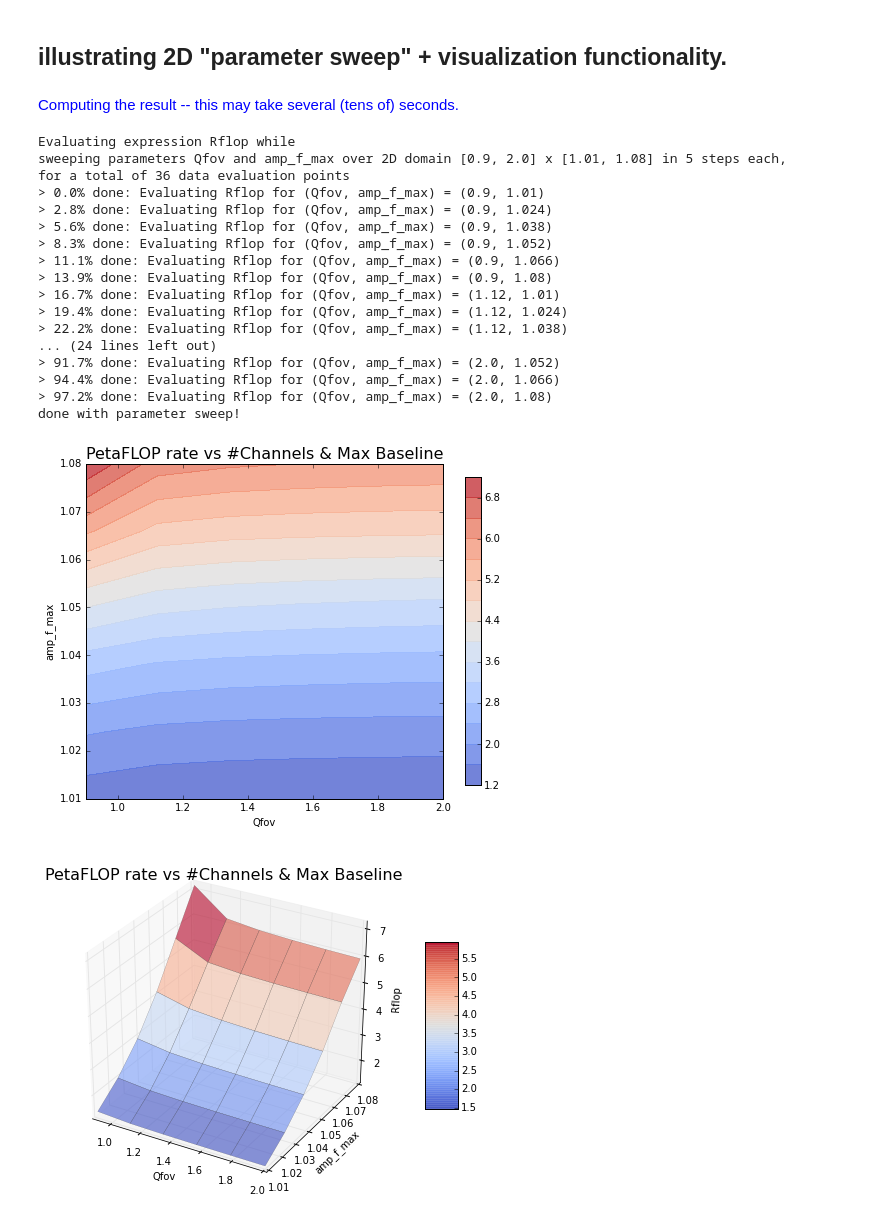
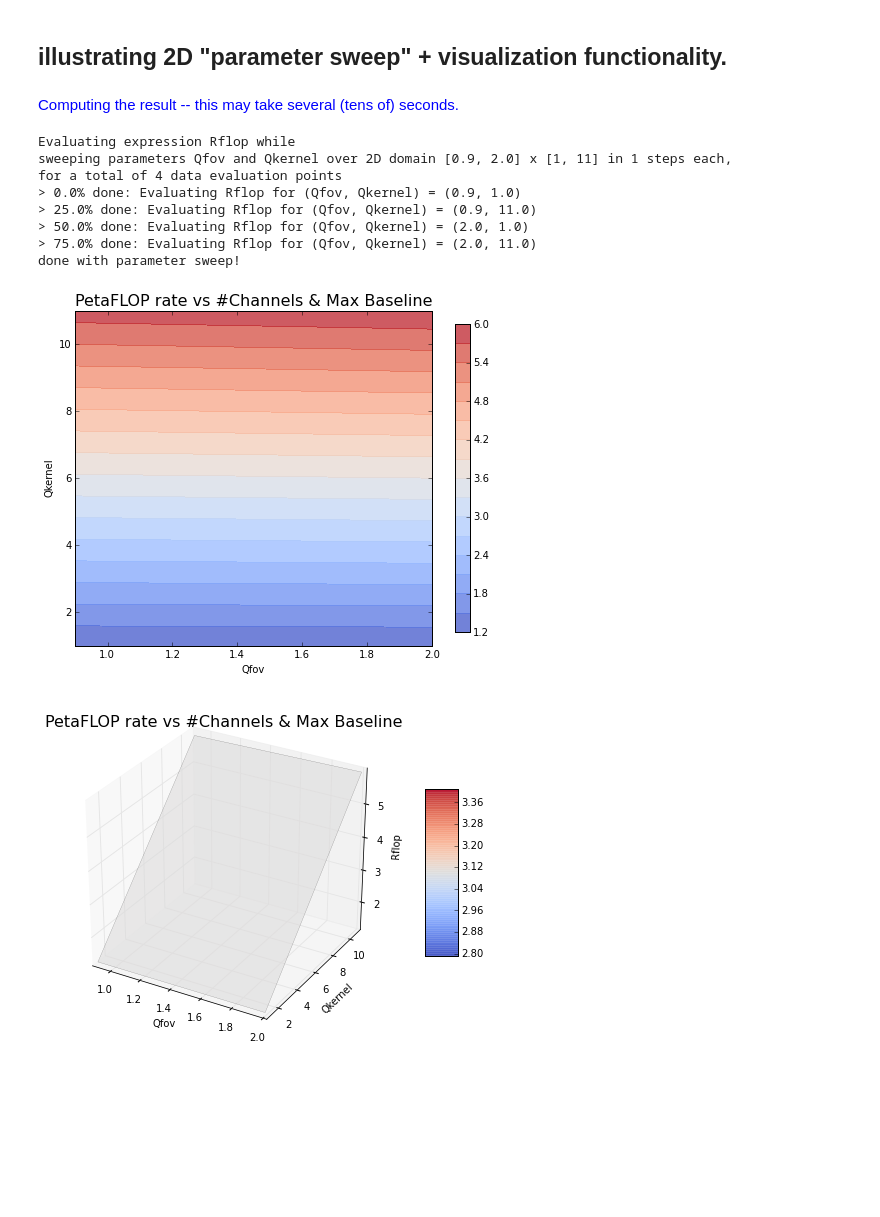
Before and after one commit to top-sim/sdp-par-model, a Jupyter notebook: iPython/SKA1_Imaging_Performance_Model.ipynb, the cells around one changed output. Saved outputs shown, nothing was run; the diff lists cells and outputs as text; code cells hidden in the pictures; blank space fills up the shorter version.

```diff
--- a/iPython/SKA1_Imaging_Performance_Model.ipynb
+++ b/iPython/SKA1_Imaging_Performance_Model.ipynb
@@ -158,44 +175,35 @@ done with parameter sweep!
 # %%
 from IPython.display import display, HTML
 
 telescope = Telescopes.SKA1_Low
 band = Bands.Low
 immode = ImagingModes.Spectral
 expression = 'Rflop'
-parameters = ('Qfov', 'amp_f_max')
-parameter_ranges = ((0.9,2.0),(1.01,1.08))
-number_steps =5
+parameters = ('Qfov', 'Qkernel')
+parameter_ranges = ((0.9,2.0),(1,11))
+number_steps =1
 verbose = False
 
 display(HTML('<font color="blue">Computing the result -- this may take several (tens of) seconds.</font>'))
 (p1_values, p2_values, results) = iapi.eval_param_sweep_2d(telescope, immode, band=band,
                                                            expression=expression, parameters=parameters,
                                                            params_ranges=parameter_ranges, number_steps=number_steps,
                                                            verbose=verbose)
 
 
 iapi.plot_2D_surface('PetaFLOP rate vs #Channels & Max Baseline', p1_values, p2_values, results/1e15, xlabel=parameters[0],
                      ylabel=parameters[1], contours=np.array((0.5, 1.0)))
 iapi.plot_3D_surface('PetaFLOP rate vs #Channels & Max Baseline', p1_values, p2_values, results/1e15, xlabel=parameters[0],
                      ylabel=parameters[1], zlabel=expression, contours=np.array((0.5, 1.0)))
 # %% [output]
 Computing the result -- this may take several (tens of) seconds.
 Evaluating expression Rflop while
-sweeping parameters Qfov and amp_f_max over 2D domain [0.9, 2.0] x [1.01, 1.08] in 5 steps each,
-for a total of 36 data evaluation points
-> 0.0% done: Evaluating Rflop for (Qfov, amp_f_max) = (0.9, 1.01)
-> 2.8% done: Evaluating Rflop for (Qfov, amp_f_max) = (0.9, 1.024)
-> 5.6% done: Evaluating Rflop for (Qfov, amp_f_max) = (0.9, 1.038)
-> 8.3% done: Evaluating Rflop for (Qfov, amp_f_max) = (0.9, 1.052)
-> 11.1% done: Evaluating Rflop for (Qfov, amp_f_max) = (0.9, 1.066)
-> 13.9% done: Evaluating Rflop for (Qfov, amp_f_max) = (0.9, 1.08)
-> 16.7% done: Evaluating Rflop for (Qfov, amp_f_max) = (1.12, 1.01)
-> 19.4% done: Evaluating Rflop for (Qfov, amp_f_max) = (1.12, 1.024)
-> 22.2% done: Evaluating Rflop for (Qfov, amp_f_max) = (1.12, 1.038)
-... (24 lines left out)
-> 91.7% done: Evaluating Rflop for (Qfov, amp_f_max) = (2.0, 1.052)
-> 94.4% done: Evaluating Rflop for (Qfov, amp_f_max) = (2.0, 1.066)
-> 97.2% done: Evaluating Rflop for (Qfov, amp_f_max) = (2.0, 1.08)
+sweeping parameters Qfov and Qkernel over 2D domain [0.9, 2.0] x [1, 11] in 1 steps each,
+for a total of 4 data evaluation points
+> 0.0% done: Evaluating Rflop for (Qfov, Qkernel) = (0.9, 1.0)
+> 25.0% done: Evaluating Rflop for (Qfov, Qkernel) = (0.9, 11.0)
+> 50.0% done: Evaluating Rflop for (Qfov, Qkernel) = (2.0, 1.0)
+> 75.0% done: Evaluating Rflop for (Qfov, Qkernel) = (2.0, 11.0)
 done with parameter sweep!
-[figure, old version]
+[figure, new version]
-[figure, old version]
+[figure, new version]
```
Also changed, not shown: parts of 1 cell of this notebook, 1 other file.
